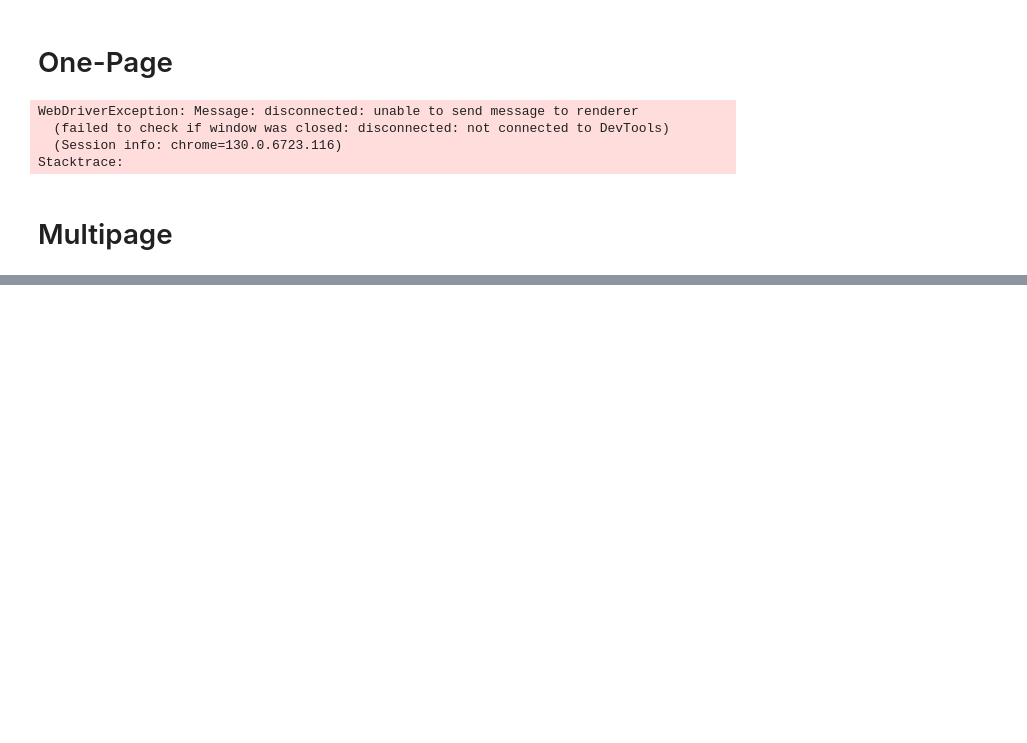
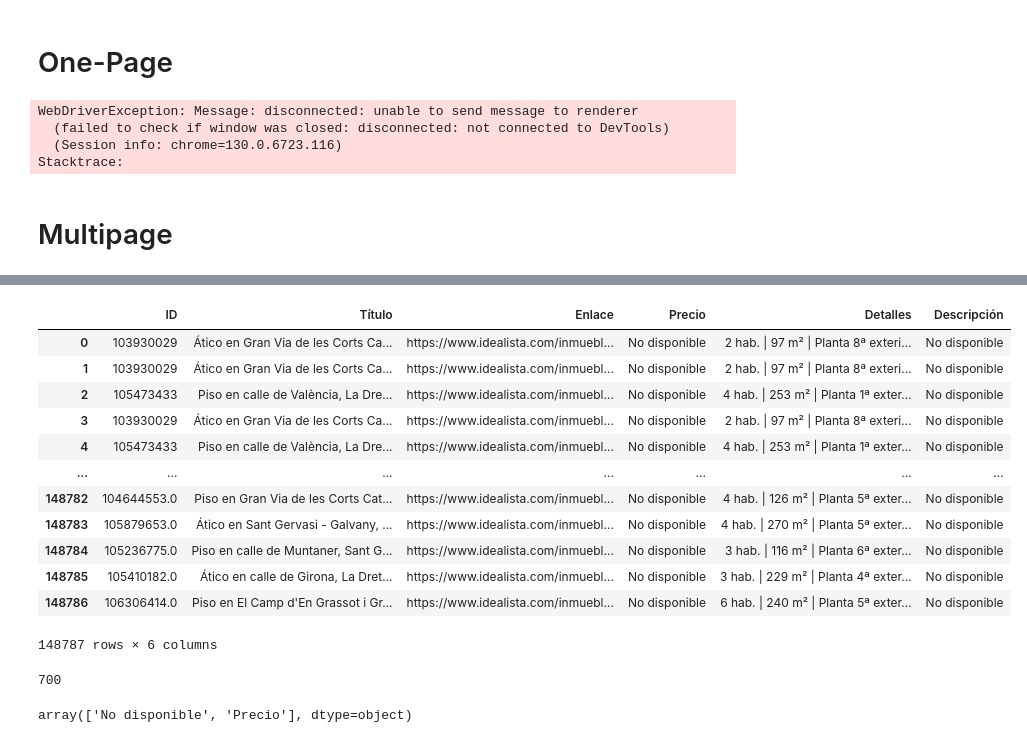
Before and after one commit to AlexanderLB98/Real-estate-webscrapper, a Jupyter notebook: pruebawebsca.ipynb, the cells around one changed output, grey strips where cells are left out. Saved outputs shown, nothing was run; the diff lists cells and outputs as text; code cells hidden in the pictures; blank space fills up the shorter version.

```diff
--- a/pruebawebsca.ipynb
+++ b/pruebawebsca.ipynb
@@ -221 +236,26 @@ Descripción: No disponible
 KeyboardInterrupt:
+# %%
+data = pd.read_csv("scraped_data.csv")
+data
+# %% [output]
+|  | ID | Título | Enlace | Precio | Detalles | Descripción |
+| 0 | 103930029 | Ático en Gran Via de les Corts Ca... | https://www.idealista.com/inmuebl... | No disponible | 2 hab. | 97 m² | Planta 8ª exteri... | No disponible |
+| 1 | 103930029 | Ático en Gran Via de les Corts Ca... | https://www.idealista.com/inmuebl... | No disponible | 2 hab. | 97 m² | Planta 8ª exteri... | No disponible |
+| 2 | 105473433 | Piso en calle de València, La Dre... | https://www.idealista.com/inmuebl... | No disponible | 4 hab. | 253 m² | Planta 1ª exter... | No disponible |
+| 3 | 103930029 | Ático en Gran Via de les Corts Ca... | https://www.idealista.com/inmuebl... | No disponible | 2 hab. | 97 m² | Planta 8ª exteri... | No disponible |
+| 4 | 105473433 | Piso en calle de València, La Dre... | https://www.idealista.com/inmuebl... | No disponible | 4 hab. | 253 m² | Planta 1ª exter... | No disponible |
+| ... | ... | ... | ... | ... | ... | ... |
+| 148782 | 104644553.0 | Piso en Gran Via de les Corts Cat... | https://www.idealista.com/inmuebl... | No disponible | 4 hab. | 126 m² | Planta 5ª exter... | No disponible |
+| 148783 | 105879653.0 | Ático en Sant Gervasi - Galvany, ... | https://www.idealista.com/inmuebl... | No disponible | 4 hab. | 270 m² | Planta 5ª exter... | No disponible |
+| 148784 | 105236775.0 | Piso en calle de Muntaner, Sant G... | https://www.idealista.com/inmuebl... | No disponible | 3 hab. | 116 m² | Planta 6ª exter... | No disponible |
+| 148785 | 105410182.0 | Ático en calle de Girona, La Dret... | https://www.idealista.com/inmuebl... | No disponible | 3 hab. | 229 m² | Planta 4ª exter... | No disponible |
+| 148786 | 106306414.0 | Piso en El Camp d'En Grassot i Gr... | https://www.idealista.com/inmuebl... | No disponible | 6 hab. | 240 m² | Planta 5ª exter... | No disponible |
+148787 rows × 6 columns
+# %%
+len(data["ID"].unique())
+# %% [output]
+700
+# %%
+data["Precio"].unique()
+# %% [output]
+array(['No disponible', 'Precio'], dtype=object)
```
Also changed, not shown: parts of 7 cells of this notebook.
